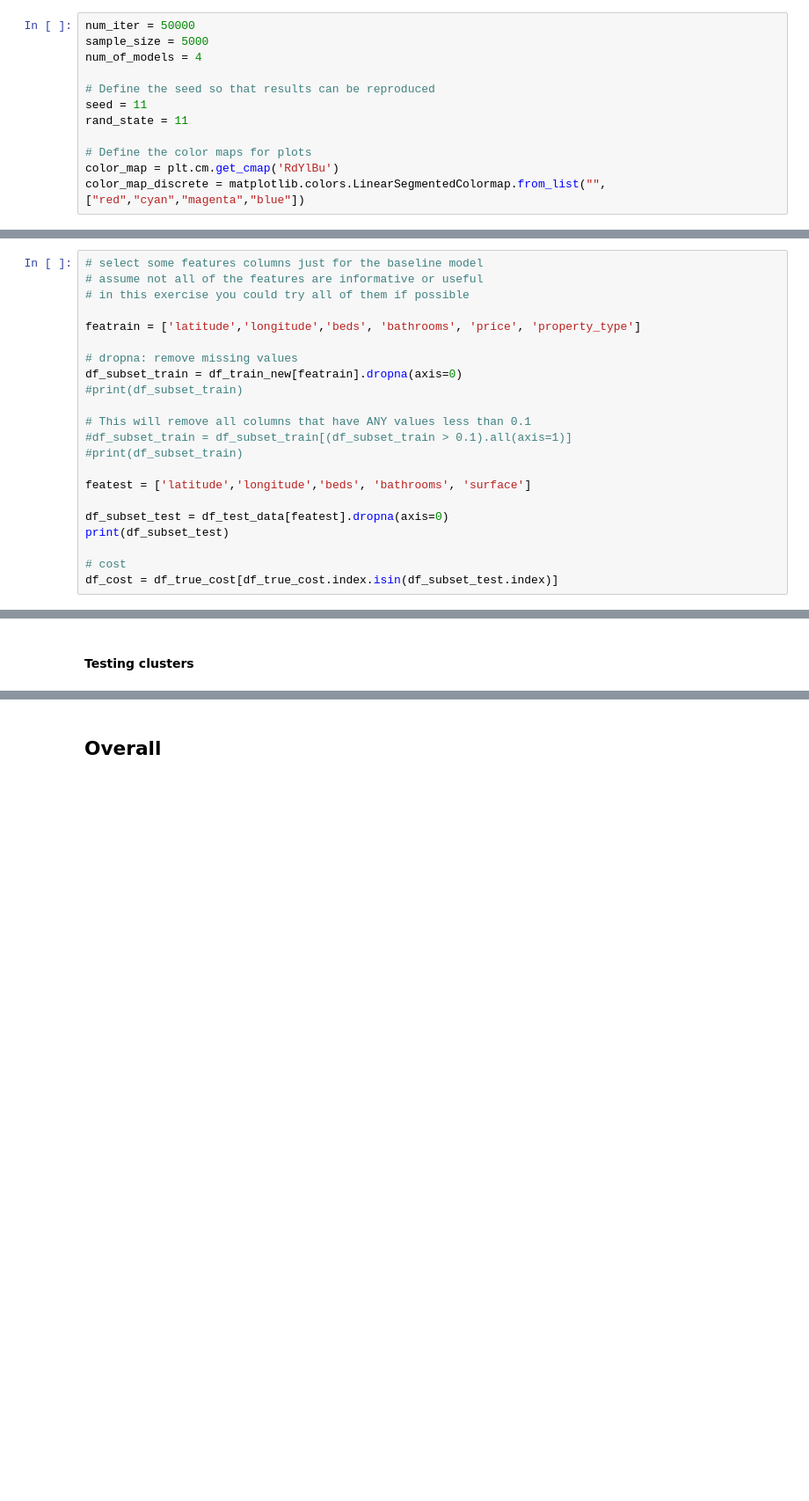
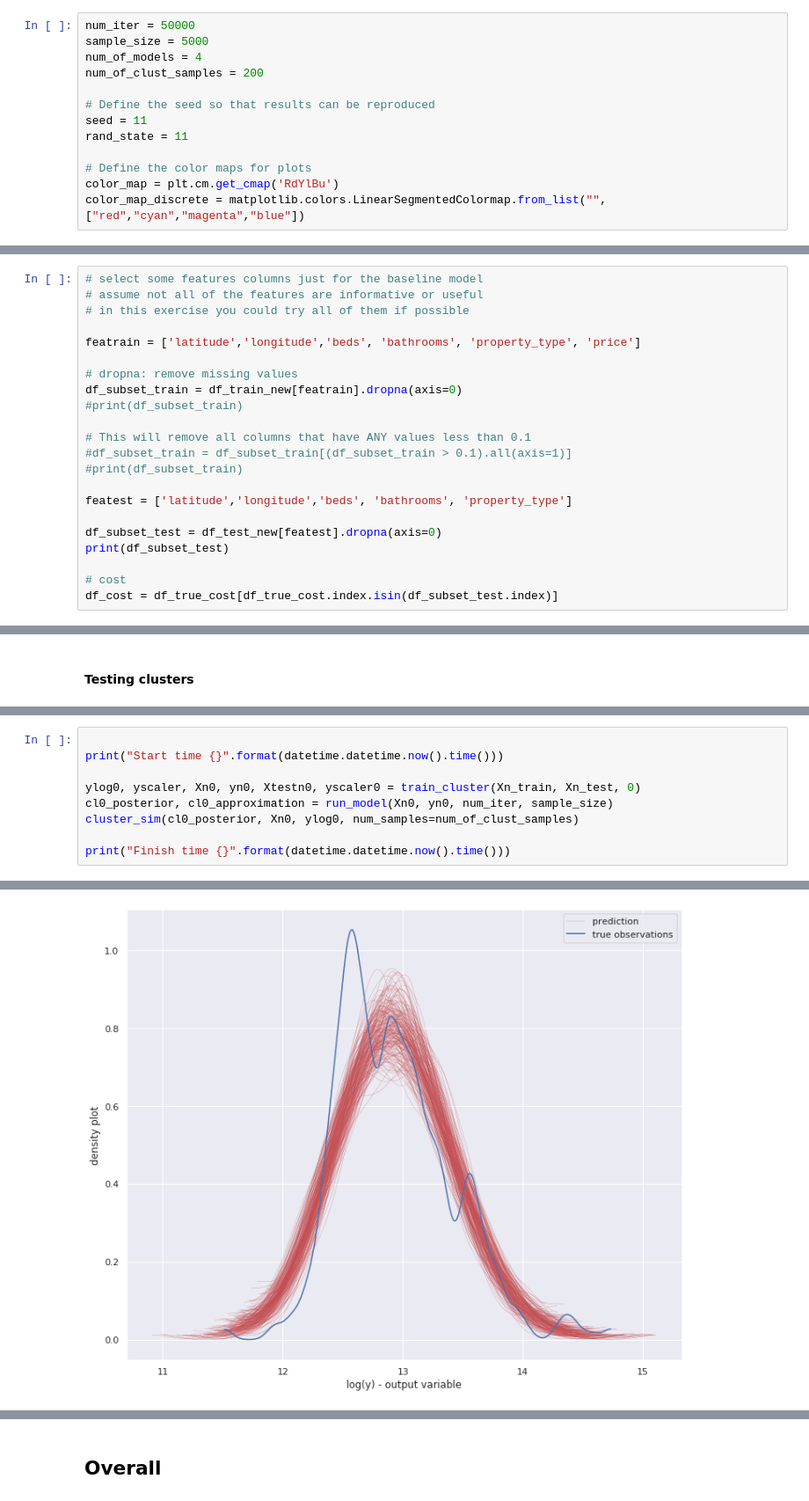
Before and after one commit to 9309888/ET5003-Group-2, a Jupyter notebook: ET5003_Etivity2_JohnHayes_9309888.ipynb, the cells around one changed output, grey strips where cells are left out. Shown at 88% size. Saved outputs shown, nothing was run; the diff lists cells and outputs as text; blank space fills up the shorter version.

```diff
--- a/ET5003_Etivity2_JohnHayes_9309888.ipynb
+++ b/ET5003_Etivity2_JohnHayes_9309888.ipynb
@@ -197,6 +213,7 @@ def cluster_sim(posterior, Xn, num_samples=200):
 num_iter = 50000
 sample_size = 5000
 num_of_models = 4
+num_of_clust_samples = 200
 
 # Define the seed so that results can be reproduced
 seed = 11
@@ -571,7 +654,7 @@ The first part of this task is to apply a full model and then use subsets of the
 # assume not all of the features are informative or useful
 # in this exercise you could try all of them if possible
 
-featrain = ['latitude','longitude','beds', 'bathrooms', 'price', 'property_type']
+featrain = ['latitude','longitude','beds', 'bathrooms', 'property_type', 'price']
 
 # dropna: remove missing values
 df_subset_train = df_train_new[featrain].dropna(axis=0)
@@ -581,9 +664,9 @@ df_subset_train = df_train_new[featrain].dropna(axis=0)
 #df_subset_train = df_subset_train[(df_subset_train > 0.1).all(axis=1)]
 #print(df_subset_train)
 
-featest = ['latitude','longitude','beds', 'bathrooms', 'surface']
+featest = ['latitude','longitude','beds', 'bathrooms', 'property_type']
 
-df_subset_test = df_test_data[featest].dropna(axis=0)
+df_subset_test = df_test_new[featest].dropna(axis=0)
 print(df_subset_test)
 
 # cost
@@ -862,0 +861,10 @@ cluster_sim(model3_posterior)
+# %%
+
+print("Start time {}".format(datetime.datetime.now().time()))
+
+ylog0, yscaler, Xn0, yn0, Xtestn0, yscaler0 = train_cluster(Xn_train, Xn_test, 0)
+cl0_posterior, cl0_approximation = run_model(Xn0, yn0, num_iter, sample_size)
+cluster_sim(cl0_posterior, Xn0, ylog0, num_samples=num_of_clust_samples)
+
+print("Finish time {}".format(datetime.datetime.now().time()))
+# %% [output]
@@ -862,0 +875 @@ cluster_sim(model3_posterior)
+[figure, added]
```
Also changed, not shown: parts of 95 cells of this notebook.
